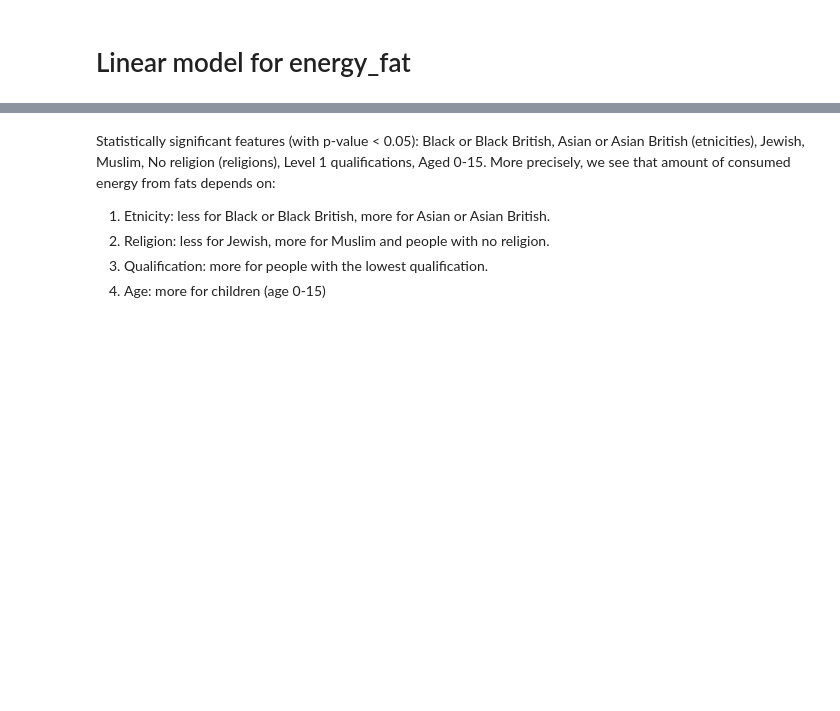
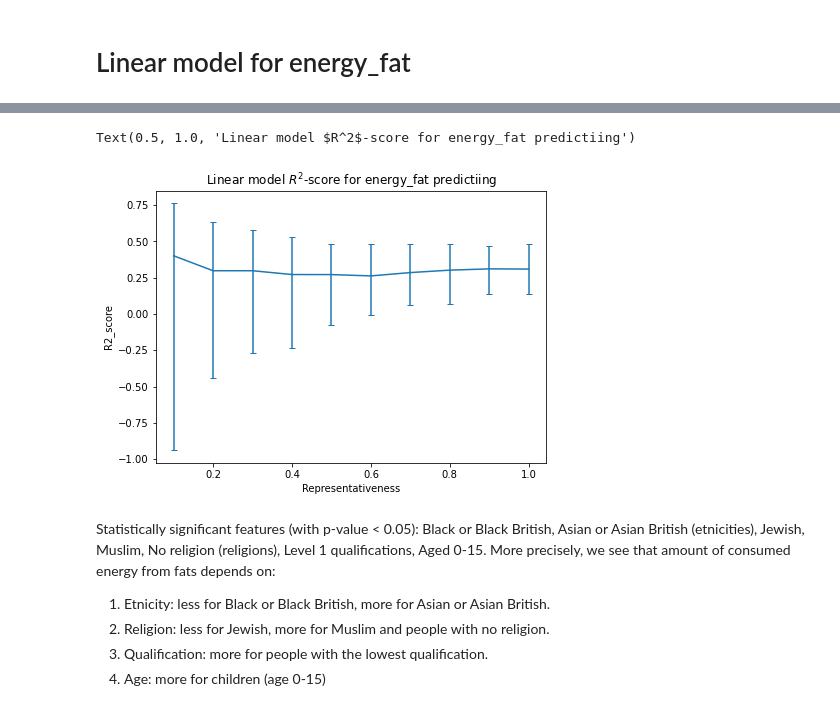
Before and after one commit to DenisPushkin/ADA, a Jupyter notebook: project_extension.ipynb, the cells around one changed output, grey strips where cells are left out. Saved outputs shown, nothing was run; the diff lists cells and outputs as text; code cells hidden in the pictures; blank space fills up the shorter version.

Commit message:
add plots for representativeness

```diff
--- a/project_extension.ipynb
+++ b/project_extension.ipynb
@@ -527,11 +540,0 @@ df_enerfy_fat
-# %%
-selected_cols_very_best[target] = [actual_name(col) for col in list(df_enerfy_fat.index) if col != 'Intercept']
-r2_scores[target] = Get_CI_for_r2(target, selected_cols_very_best[target])
-r2_scores[target] = np.sort(r2_scores[target])
-n = int(np.round(len(r2_scores[target]) * 0.025))
-m = int(np.round(len(r2_scores[target]) * 0.975))
-median = np.median(r2_scores[target])
-print(f'Median value for r2-score for {target} prediction is {median:.2}')
-print(f'95%-CI for r2-score for {target} prediction: [{r2_scores[target][n]:.2}, {r2_scores[target][m]:.2}]')
-plt.hist(r2_scores[target], bins=20)
-plt.show()
@@ -542,6 +540,0 @@ Median value for r2-score for energy_fat prediction is 0.31
-# %%
-target = 'energy_fat'
-model = smf.ols(formula='{} ~ {}'.format(target, to_formula(selected_cols_best[target])),
-              data=df_ward_atlas)
-res = model.fit()
-print(res.summary())
@@ -565,0 +541,17 @@ Notes:
+# %%
+selected_cols_very_best[target] = [actual_name(col) for col in list(df_enerfy_fat.index) if col != 'Intercept']
+n = len(df_ward_atlas)
+r2_estimators[target] = []
+r2_lower_CIs[target] = []
+r2_upper_CIs[target] = []
+for repres in repres_vals:
+    num_samples = int(n * repres)
+    r2_scores = get_r2_samples(target, selected_cols_very_best[target], df_ward_atlas[:num_samples])
+    estimator, lower_CI, upper_CI = estimate_from_samples(r2_scores)
+    print(f'repres = {repres},', estimator, lower_CI, upper_CI)
+    r2_estimators[target].append(estimator)
+    r2_lower_CIs[target].append(lower_CI)
+    r2_upper_CIs[target].append(upper_CI)
+r2_estimators[target] = np.array(r2_estimators[target])
+r2_lower_CIs[target] = np.array(r2_lower_CIs[target])
+r2_upper_CIs[target] = np.array(r2_upper_CIs[target])
@@ -566,3 +569,14 @@ Notes:
+# %%
+fog, ax = plt.subplots(1,1)
+ax.errorbar(repres_vals, r2_estimators[target],
+             yerr = [r2_estimators[target] - r2_lower_CIs[target], - r2_estimators[target] + r2_upper_CIs[target]],
+             capsize= 3)
+ax.set_xlabel('Representativeness')
+ax.set_ylabel('R2_score')
+ax.set_title(f'Linear model $R^2$-score for {target} predictiing')
+# %% [output]
+Text(0.5, 1.0, 'Linear model $R^2$-score for energy_fat predictiing')
+[figure, added]
 # %% [markdown]
 Statistically significant features (with p-value < 0.05): Black or Black British, Asian or Asian British (etnicities), Jewish, Muslim, No religion (religions), Level 1 qualifications, Aged 0-15. More precisely, we see that amount of consumed energy from fats depends on:
 1) Etnicity: less for Black or Black British, more for Asian or Asian British. <br>
```
Also changed, not shown: parts of 79 cells of this notebook.
